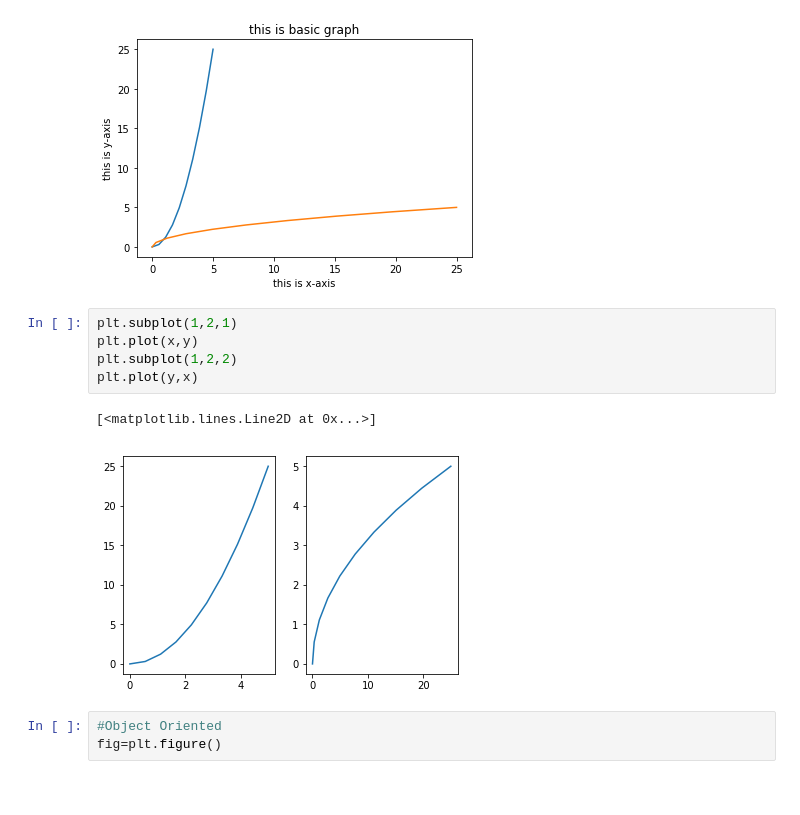
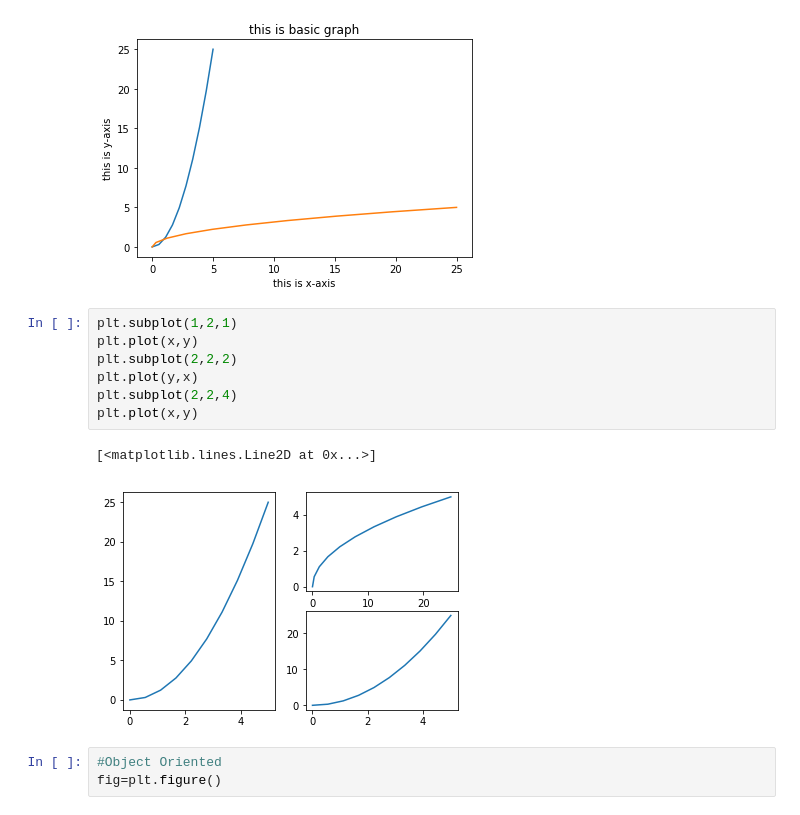
Before and after one commit to Meghashyamt/python, a Jupyter notebook: matplotlib.ipynb, the cells around one changed output. Cells and saved outputs as stored; diff of their text form.

```diff
--- a/matplotlib.ipynb
+++ b/matplotlib.ipynb
@@ -25,11 +25,13 @@ Text(0.5, 1.0, 'this is basic graph')
 # %%
 plt.subplot(1,2,1)
 plt.plot(x,y)
-plt.subplot(1,2,2)
+plt.subplot(2,2,2)
 plt.plot(y,x)
+plt.subplot(2,2,4)
+plt.plot(x,y)
 # %% [output]
 [<matplotlib.lines.Line2D at 0x...>]
-[figure, old version]
+[figure, new version]
 # %%
 #Object Oriented
 fig=plt.figure()
```
Also changed, not shown: parts of 5 cells of this notebook.
